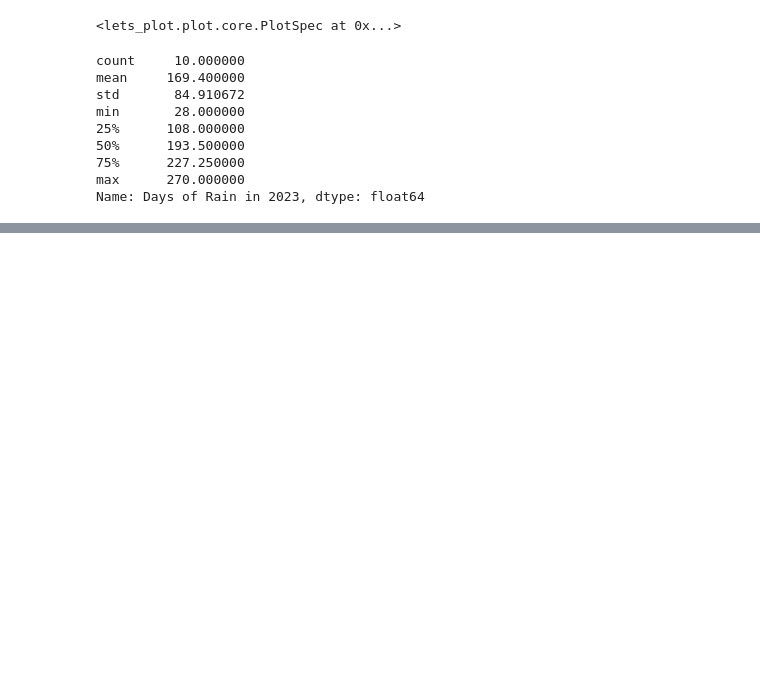
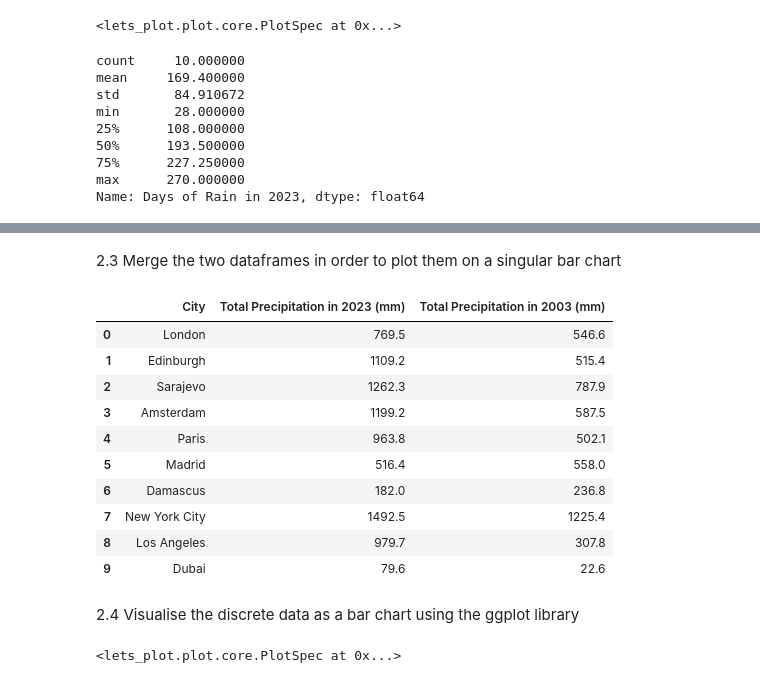
Before and after one commit to nadiabegic/global-weather-analysis, a Jupyter notebook: code/NB02 - Data Analysis.ipynb, the cells around one changed output, grey strips where cells are left out. Saved outputs shown, nothing was run; the diff lists cells and outputs as text; code cells hidden in the pictures; blank space fills up the shorter version.

```diff
--- a/code/NB02 - Data Analysis.ipynb
+++ b/code/NB02 - Data Analysis.ipynb
@@ -167,0 +172,6 @@ Name: Days of Rain in 2023, dtype: float64
+# %%
+with open('../data/total_precipitation_2023.json', 'r') as file:
+    total_prec_2023_data = json.load(file)
+
+df_total_prec_2023 = pd.DataFrame(list(total_prec_2023_data.items()), columns=['City', 'Total Precipitation in 2023 (mm)'])
+df_total_prec_2023
@@ -167,0 +192,6 @@ Name: Days of Rain in 2023, dtype: float64
+# %%
+with open('../data/total_precipitation_2003.json', 'r') as file:
+    total_prec_2003_data = json.load(file)
+
+df_total_prec_2003 = pd.DataFrame(list(total_prec_2003_data.items()), columns=['City', 'Total Precipitation in 2003 (mm)'])
+df_total_prec_2003
@@ -167,0 +210,38 @@ Name: Days of Rain in 2023, dtype: float64
+# %% [markdown]
+2.3 Merge the two dataframes in order to plot them on a singular bar chart
+# %%
+df_total_prec = df_total_prec_2023.merge(df_total_prec_2003)
+df_total_prec
+# %% [output]
+|  | City | Total Precipitation in 2023 (mm) | Total Precipitation in 2003 (mm) |
+| 0 | London | 769.5 | 546.6 |
+| 1 | Edinburgh | 1109.2 | 515.4 |
+| 2 | Sarajevo | 1262.3 | 787.9 |
+| 3 | Amsterdam | 1199.2 | 587.5 |
+| 4 | Paris | 963.8 | 502.1 |
+| 5 | Madrid | 516.4 | 558.0 |
+| 6 | Damascus | 182.0 | 236.8 |
+| 7 | New York City | 1492.5 | 1225.4 |
+| 8 | Los Angeles | 979.7 | 307.8 |
+| 9 | Dubai | 79.6 | 22.6 |
+# %% [markdown]
+2.4 Visualise the discrete data as a bar chart using the ggplot library
+# %%
+# can i use this? (AI)
+
+df_total_prec_melted = df_total_prec.melt(id_vars=['City'],
+                              value_vars=['Total Precipitation in 2003 (mm)', 'Total Precipitation in 2023 (mm)'],
+                              var_name='Year',
+                              value_name='Total Precipitation (mm)')
+
+(
+     ggplot(df_total_prec_melted, aes(x='City', y='Total Precipitation (mm)', fill='Year')) +
+     geom_bar(stat='identity', position='dodge') +
+     scale_y_continuous() +
+     labs(x="City",
+          y="Total Precipitation (mm)",
+          title="Total Precipitation in 2003 and 2023",
+          subtitle="Collected with OpenMeteo API")
+)
+# %% [output]
+<lets_plot.plot.core.PlotSpec at 0x...>
```
Also changed, not shown: parts of 17 cells of this notebook.
